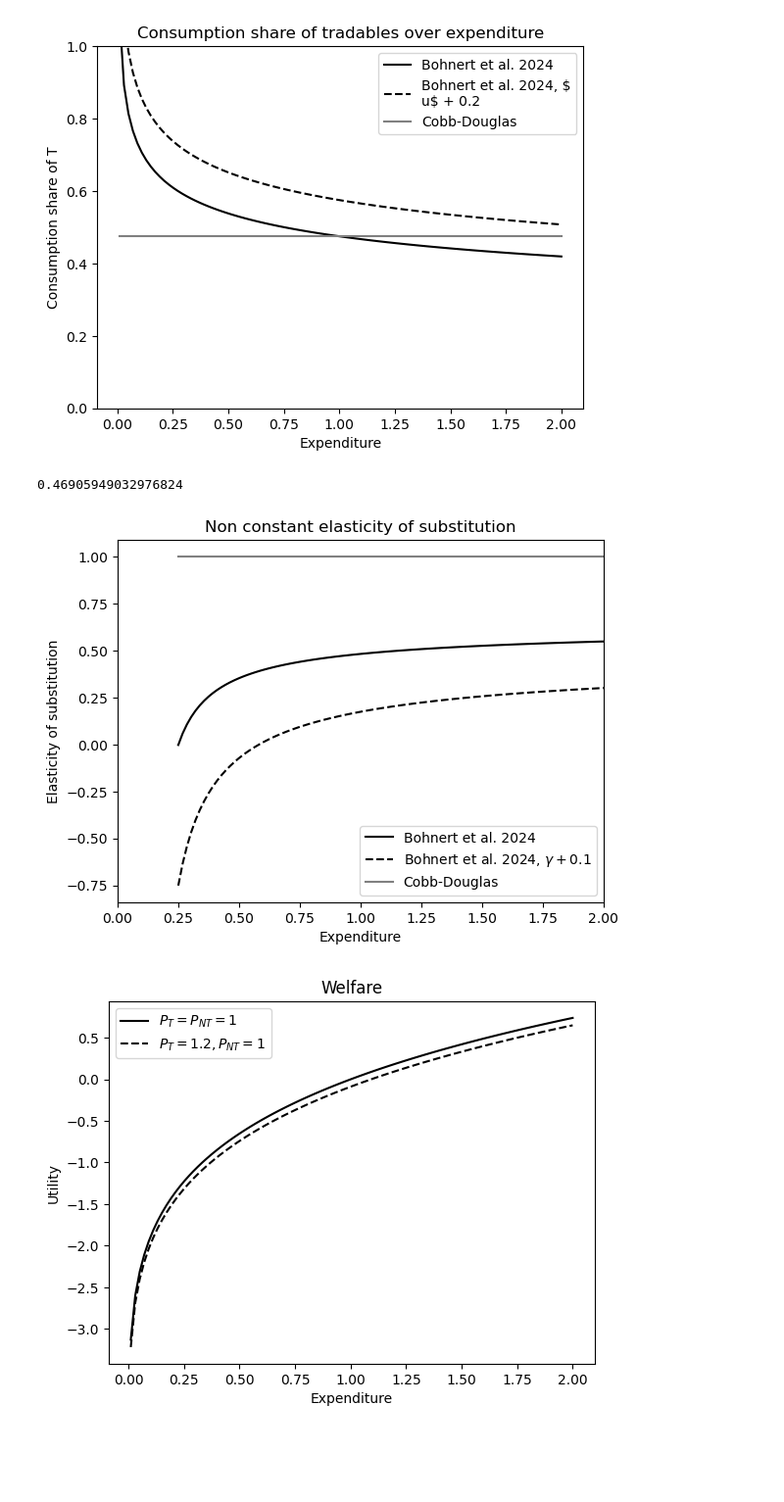
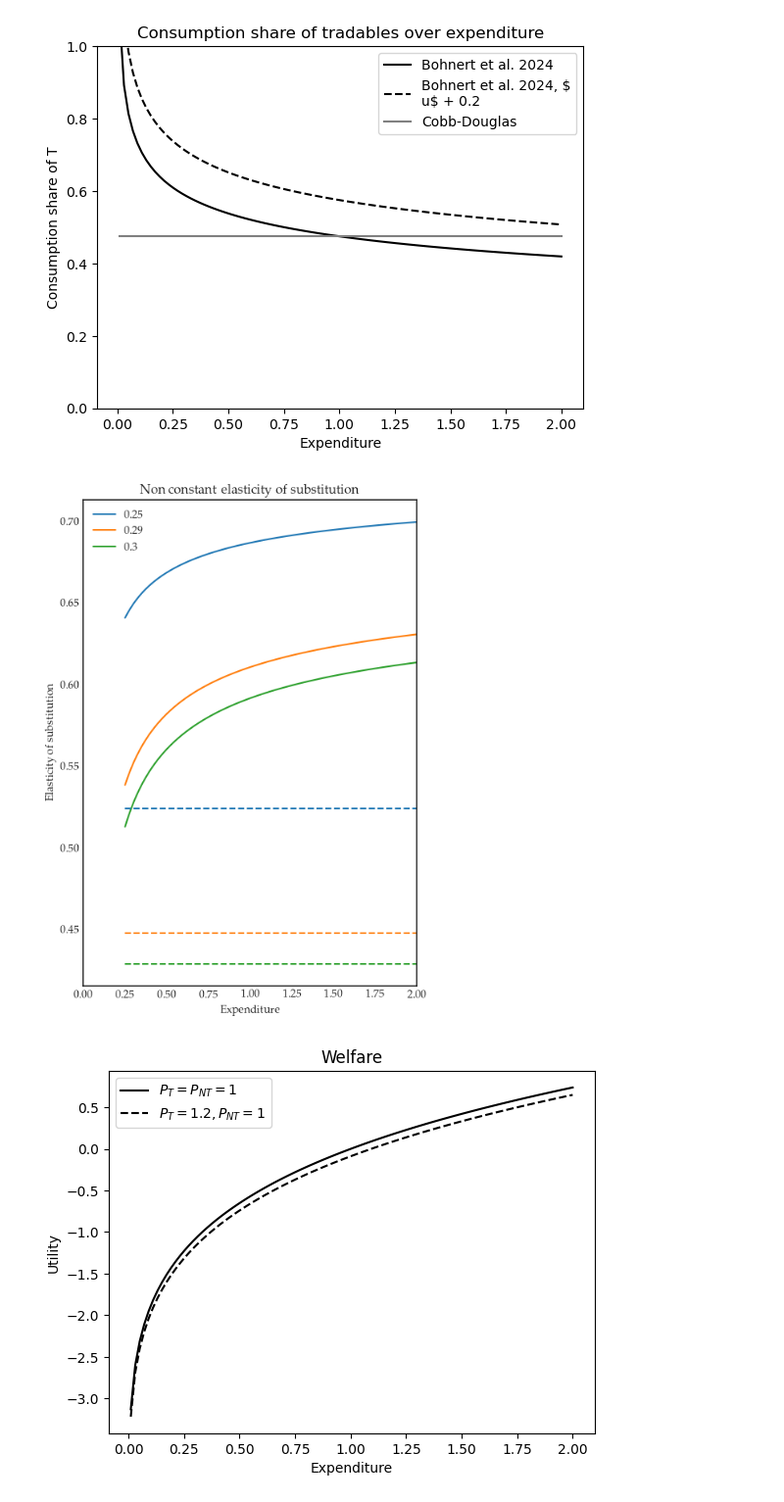
Before and after one commit to funlime/I_HANK_PIGL, a Jupyter notebook: Partial_2802.ipynb, the cells around one changed output. Shown at 98% size. Cells and saved outputs as stored; diff of their text form; code cells hidden in the pictures; blank space fills up the shorter version.

```diff
--- a/Partial_2802.ipynb
+++ b/Partial_2802.ipynb
@@ -223,38 +223,69 @@ if new_fig: plt.savefig('Figures/consumption_share_T_over_expenditure.png', dpi=
 # %%
 #calc_NCES
 # Coppy par borhert
 par_bohnert_gamma_high = SimpleNamespace()
 par_bohnert_gamma_high.epsilon = par_bohnert.epsilon
 par_bohnert_gamma_high.gamma = par_bohnert.gamma + 0.1
 par_bohnert_gamma_high.nu = par_bohnert.nu
 
+color_list = ['#1f77b4', '#ff7f0e', '#2ca02c', '#d62728', '#9467bd']
 
-fig, ax = plt.subplots()#figsize=(12, 8))
+# fig, ax = plt.subplots()#figsize=(12, 8))
 
+fig = plt.figure(figsize=(12, 8))
+
+ax = fig.add_subplot(121)
 # alternative e starting at 0.25
 e_alt = np.linspace(0.25, 2.0, 100)
-ax.plot(e_alt, calc_NCES(par_bohnert, e_alt), label='Bohnert et al. 2024', c='k')
-ax.plot(e_alt, calc_NCES(par_bohnert_gamma_high, e_alt), label='Bohnert et al. 2024, $\gamma + 0.1 $', c='k', linestyle='--')
-ax.plot(e_alt, calc_NCES(par_cd, e_alt), label='Cobb-Douglas', c='grey', linestyle='-')
+# ax.plot(e_alt, calc_NCES(par_bohnert, e_alt), label='Bohnert et al. 2024', c='k')
+# ax.plot(e_alt, calc_NCES(par_bohnert_gamma_high, e_alt), label='Bohnert et al. 2024, $\gamma + 0.1 $', c='k', linestyle='--')
+# ax.plot(e_alt, calc_NCES(par_cd, e_alt), label='Cobb-Douglas', c='grey', linestyle='-')
 
-print(calc_NCES(par_bohnert, 0.91))
+par_ = par_bohnert
+par_.epsilon = 0.18
+# for gamma_i, in [0.1, 0.18, 0.2, 0.3, 0.4]:
+#     par_.gamma = gamma_i
+#     ax.plot(e_alt, calc_NCES(par_, e_alt), label=f'{gamma_i}', )
+
+num = [0.25, 0.29, 0.3]
+
+# add different colors
+for i, gamma_i in enumerate(num):
+    par_.gamma = gamma_i
+    ax.plot(e_alt, calc_NCES(par_, e_alt), label=f'{gamma_i}', c=color_list[i])
+
+# ax.set_ylim(0, 0.8)
 
 # e_alt = np.linspace(0.25, 2.0, 100)
 # ax.plot(e_alt, calc_NCES_alt(par_bohnert, e_alt), label='Bohnert et al. 2024', c='r', linestyle='--')
 # ax.plot(e_alt, calc_NCES_alt(par_bohnert_gamma_high, e_alt), label='Bohnert et al. 2024, $\gamma + 0.1 $', c='r', linestyle='--')
 # ax.plot(e_alt, calc_NCES_alt(par_cd, e_alt), label='Cobb-Douglas', c='r', linestyle='--')
 
 
 
 ax.set_xlabel('Expenditure')
 ax.set_ylabel('Elasticity of substitution')
 ax.legend()
 ax.set_xlim(0.0, 2.0)
 ax.set_title('Non constant elasticity of substitution')
+
+# ax = fig.add_subplot(112)
+par_.epsilon = 0.0
+# add different colors
+for i, gamma_i in enumerate(num):
+    par_.gamma = gamma_i
+    ax.plot(e_alt, calc_NCES(par_, e_alt), label=f'{gamma_i}', c=color_list[i], linestyle='--')
+
+ax.set_xlabel('Expenditure')
+ax.set_ylabel('Elasticity of substitution')
+# ax.legend()
+
+# ax.set_ylim(0, 0.8)
+
+
 if new_fig: plt.savefig('Figures/elicitcity_of_substitution.png', dpi=300, bbox_inches='tight')
 # %% [output]
-0.46905949032976824
-[figure, old version]
+[figure, new version]
 # %%
 #Welfare change utility_indirect
 fig, ax = plt.subplots()#figsize=(12, 8))
```
Also changed, not shown: 52 other files.
